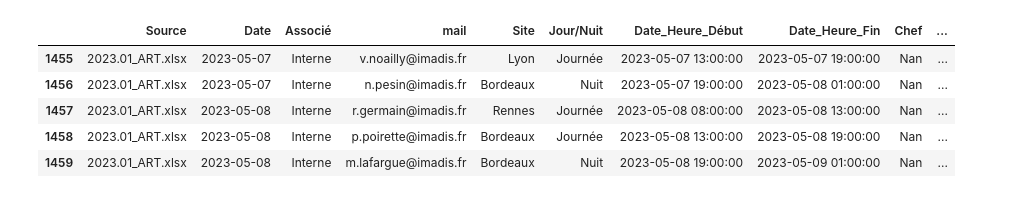
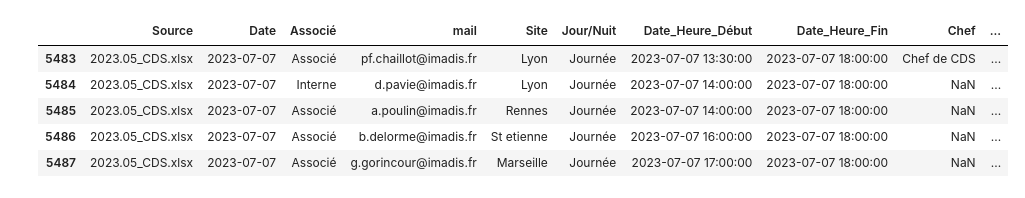
Before and after one commit to DeboraMandon/PoleMed_BDD, a Jupyter notebook: 2_bdd_old.ipynb, the cells around one changed output. Saved outputs shown, nothing was run; the diff lists cells and outputs as text; code cells hidden in the pictures.

```diff
--- a/2_bdd_old.ipynb
+++ b/2_bdd_old.ipynb
@@ -213,14 +213,14 @@ df12 = df12.dropna(subset=['Nom_Prenom'])
 df13 = df13.dropna(subset=['Nom_Prenom'])
 df14 = df14.dropna(subset=['Nom_Prenom'])
 # %%
-df11.tail()
+df12.tail()
 # %% [output]
 |  | Source | Date | Associé | mail | Site | Jour/Nuit | Date_Heure_Début | Date_Heure_Fin | Chef | ... |
-| 1455 | 2023.01_ART.xlsx | 2023-05-07 | Interne | v.noailly@imadis.fr | Lyon | Journée | 2023-05-07 13:00:00 | 2023-05-07 19:00:00 | Nan | ... |
-| 1456 | 2023.01_ART.xlsx | 2023-05-07 | Interne | n.pesin@imadis.fr | Bordeaux | Nuit | 2023-05-07 19:00:00 | 2023-05-08 01:00:00 | Nan | ... |
-| 1457 | 2023.01_ART.xlsx | 2023-05-08 | Interne | r.germain@imadis.fr | Rennes | Journée | 2023-05-08 08:00:00 | 2023-05-08 13:00:00 | Nan | ... |
-| 1458 | 2023.01_ART.xlsx | 2023-05-08 | Interne | p.poirette@imadis.fr | Bordeaux | Journée | 2023-05-08 13:00:00 | 2023-05-08 19:00:00 | Nan | ... |
-| 1459 | 2023.01_ART.xlsx | 2023-05-08 | Interne | m.lafargue@imadis.fr | Bordeaux | Nuit | 2023-05-08 19:00:00 | 2023-05-09 01:00:00 | Nan | ... |
+| 5483 | 2023.05_CDS.xlsx | 2023-07-07 | Associé | pf.chaillot@imadis.fr | Lyon | Journée | 2023-07-07 13:30:00 | 2023-07-07 18:00:00 | Chef de CDS | ... |
+| 5484 | 2023.05_CDS.xlsx | 2023-07-07 | Interne | d.pavie@imadis.fr | Lyon | Journée | 2023-07-07 14:00:00 | 2023-07-07 18:00:00 | NaN | ... |
+| 5485 | 2023.05_CDS.xlsx | 2023-07-07 | Associé | a.poulin@imadis.fr | Rennes | Journée | 2023-07-07 14:00:00 | 2023-07-07 18:00:00 | NaN | ... |
+| 5486 | 2023.05_CDS.xlsx | 2023-07-07 | Associé | b.delorme@imadis.fr | St etienne | Journée | 2023-07-07 16:00:00 | 2023-07-07 18:00:00 | NaN | ... |
+| 5487 | 2023.05_CDS.xlsx | 2023-07-07 | Associé | g.gorincour@imadis.fr | Marseille | Journée | 2023-07-07 17:00:00 | 2023-07-07 18:00:00 | NaN | ... |
 # %%
 dfs = [df6, df7, df8, df9, df10, df11, df12, df13, df14]
 
```
Also changed, not shown: parts of 8 cells of this notebook.
